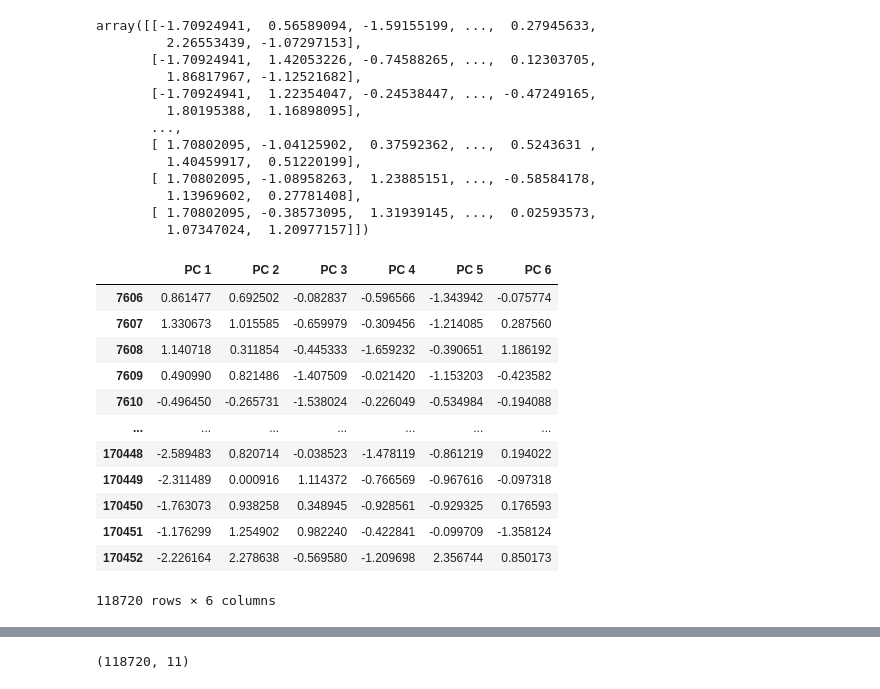
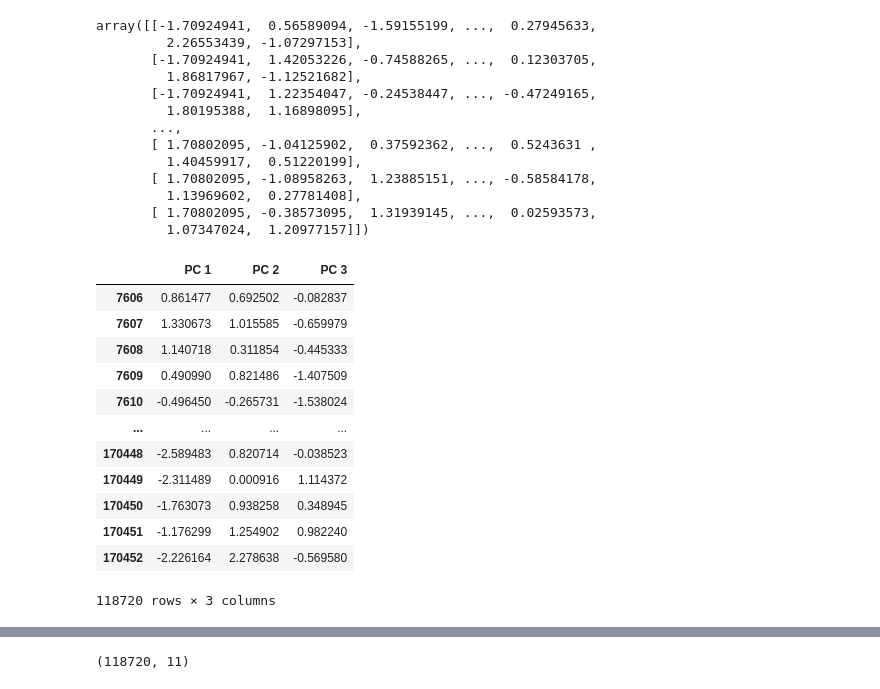
Before and after one commit to CameronSunyich/Group_Final_Project, a Jupyter notebook: Jupyter Notebook/ML_Module.ipynb, the cells around one changed output, grey strips where cells are left out. Drawn from its saved outputs; the diff is of its cells as text; code cells hidden in the pictures.

```diff
--- a/Jupyter Notebook/ML_Module.ipynb
+++ b/Jupyter Notebook/ML_Module.ipynb
@@ -15,5 +18,5 @@ import numpy as np
 # %%
-file_path = "./cleaned_music_data.csv"
+file_path = "../Resource/cleaned_music_data.csv"
 music_df = pd.read_csv(file_path, index_col=0, encoding = "ISO-8859-1")
 music_df
 # %% [output]
@@ -51,29 +54,29 @@ array([[-1.70924941,  0.56589094, -1.59155199, ...,  0.27945633,
          1.07347024,  1.20977157]])
 # %%
 # Use PCA to reduce the dimensions of the X DataFrame down to three principal components.
-pca = PCA(n_components=6)
+pca = PCA(n_components=3)
 X_pca = pca.fit_transform(X_scaled)
 
 # pca dataframe
 pcs_df = pd.DataFrame(
     data = X_pca,
-    columns = ["PC 1", "PC 2", "PC 3","PC 4", "PC 5", "PC 6"]).set_index(X.index , drop=False)
+    columns = ["PC 1", "PC 2", "PC 3"]).set_index(X.index , drop=False)
 
 pcs_df
 # %% [output]
-|  | PC 1 | PC 2 | PC 3 | PC 4 | PC 5 | PC 6 |
-| 7606 | 0.861477 | 0.692502 | -0.082837 | -0.596566 | -1.343942 | -0.075774 |
-| 7607 | 1.330673 | 1.015585 | -0.659979 | -0.309456 | -1.214085 | 0.287560 |
-| 7608 | 1.140718 | 0.311854 | -0.445333 | -1.659232 | -0.390651 | 1.186192 |
-| 7609 | 0.490990 | 0.821486 | -1.407509 | -0.021420 | -1.153203 | -0.423582 |
-| 7610 | -0.496450 | -0.265731 | -1.538024 | -0.226049 | -0.534984 | -0.194088 |
-| ... | ... | ... | ... | ... | ... | ... |
-| 170448 | -2.589483 | 0.820714 | -0.038523 | -1.478119 | -0.861219 | 0.194022 |
-| 170449 | -2.311489 | 0.000916 | 1.114372 | -0.766569 | -0.967616 | -0.097318 |
-| 170450 | -1.763073 | 0.938258 | 0.348945 | -0.928561 | -0.929325 | 0.176593 |
-| 170451 | -1.176299 | 1.254902 | 0.982240 | -0.422841 | -0.099709 | -1.358124 |
-| 170452 | -2.226164 | 2.278638 | -0.569580 | -1.209698 | 2.356744 | 0.850173 |
+|  | PC 1 | PC 2 | PC 3 |
+| 7606 | 0.861477 | 0.692502 | -0.082837 |
+| 7607 | 1.330673 | 1.015585 | -0.659979 |
+| 7608 | 1.140718 | 0.311854 | -0.445333 |
+| 7609 | 0.490990 | 0.821486 | -1.407509 |
+| 7610 | -0.496450 | -0.265731 | -1.538024 |
+| ... | ... | ... | ... |
+| 170448 | -2.589483 | 0.820714 | -0.038523 |
+| 170449 | -2.311489 | 0.000916 | 1.114372 |
+| 170450 | -1.763073 | 0.938258 | 0.348945 |
+| 170451 | -1.176299 | 1.254902 | 0.982240 |
+| 170452 | -2.226164 | 2.278638 | -0.569580 |
-118720 rows × 6 columns
+118720 rows × 3 columns
 # %%
 # Create an elbow curve to find the best value for K, and use the pcs_df DataFrame.
 inertia = []
```
Also changed, not shown: parts of 4 cells of this notebook, 1 other file.
